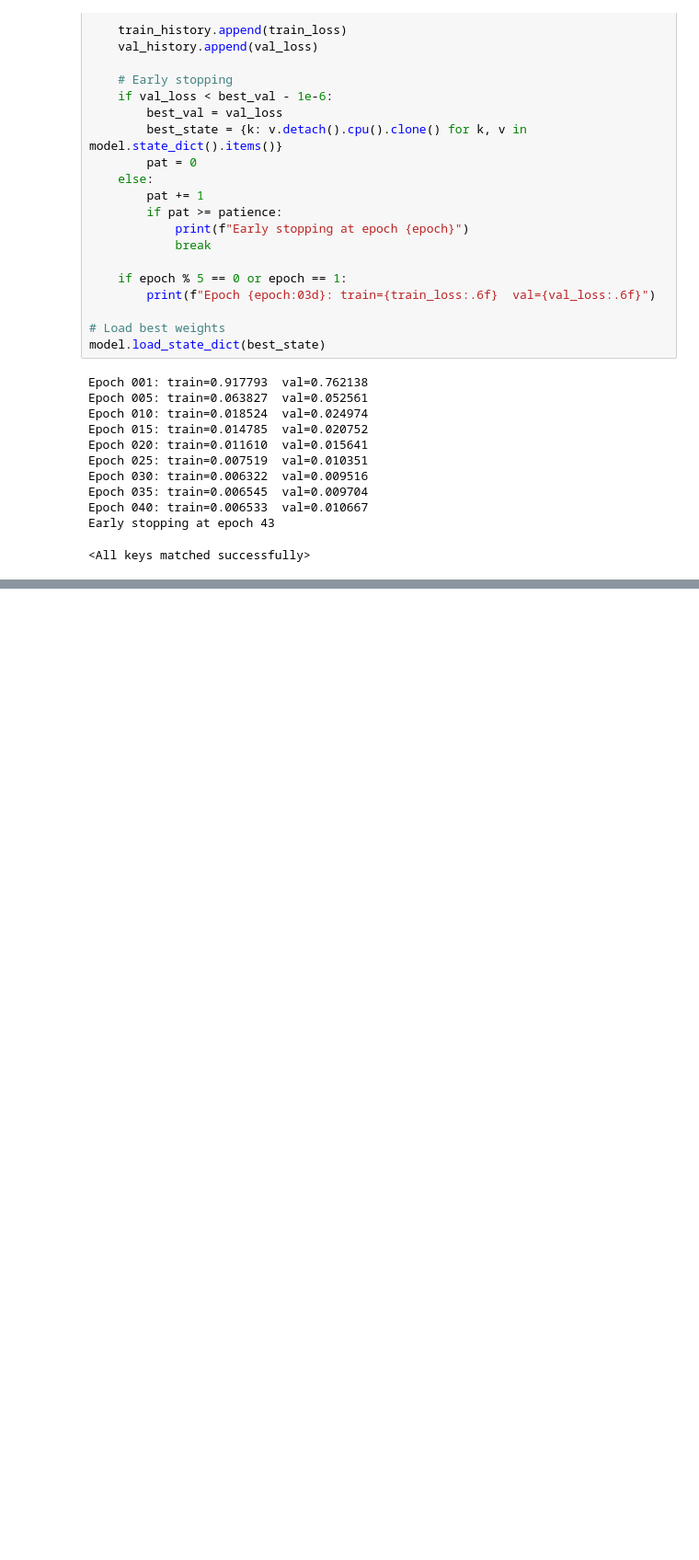
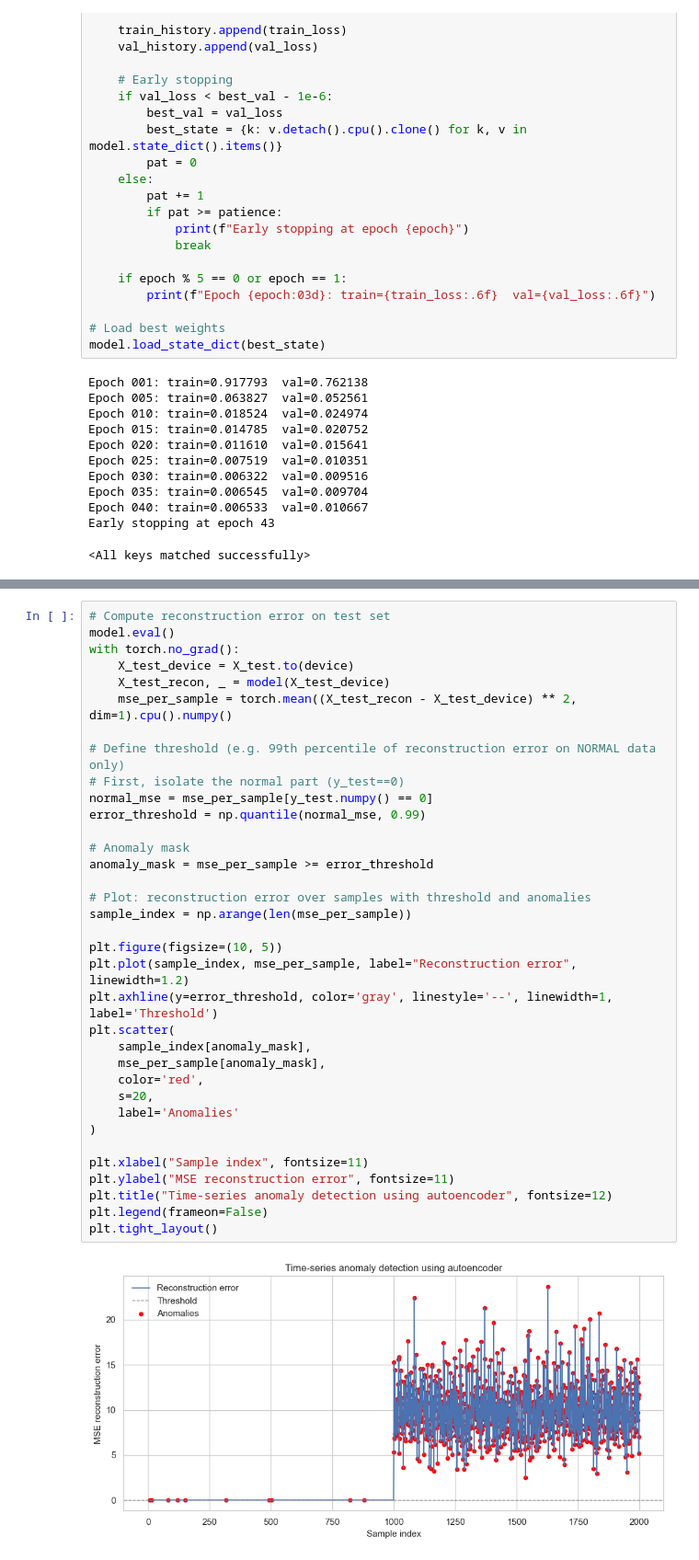
Before and after one commit to goktugcelenk/autoencoders-for-anomaly-detection, a Jupyter notebook: autoencoders_timeseries.ipynb, the cells around one changed output, grey strips where cells are left out. Shown at 92% size. Saved outputs shown, nothing was run; the diff lists cells and outputs as text; blank space fills up the shorter version.

```diff
--- a/autoencoders_timeseries.ipynb
+++ b/autoencoders_timeseries.ipynb
@@ -260,0 +262,37 @@ plt.show()
+# %%
+# Compute reconstruction error on test set
+model.eval()
+with torch.no_grad():
+    X_test_device = X_test.to(device)
+    X_test_recon, _ = model(X_test_device)
+    mse_per_sample = torch.mean((X_test_recon - X_test_device) ** 2, dim=1).cpu().numpy()
+
+# Define threshold (e.g. 99th percentile of reconstruction error on NORMAL data only)
+# First, isolate the normal part (y_test==0)
+normal_mse = mse_per_sample[y_test.numpy() == 0]
+error_threshold = np.quantile(normal_mse, 0.99)
+
+# Anomaly mask
+anomaly_mask = mse_per_sample >= error_threshold
+
+# Plot: reconstruction error over samples with threshold and anomalies
+sample_index = np.arange(len(mse_per_sample))
+
+plt.figure(figsize=(10, 5))
+plt.plot(sample_index, mse_per_sample, label="Reconstruction error", linewidth=1.2)
+plt.axhline(y=error_threshold, color='gray', linestyle='--', linewidth=1, label='Threshold')
+plt.scatter(
+    sample_index[anomaly_mask],
+    mse_per_sample[anomaly_mask],
+    color='red',
+    s=20,
+    label='Anomalies'
+)
+
+plt.xlabel("Sample index", fontsize=11)
+plt.ylabel("MSE reconstruction error", fontsize=11)
+plt.title("Time-series anomaly detection using autoencoder", fontsize=12)
+plt.legend(frameon=False)
+plt.tight_layout()
+# %% [output]
+[figure, added]
```
Also changed, not shown: parts of 4 cells of this notebook.
